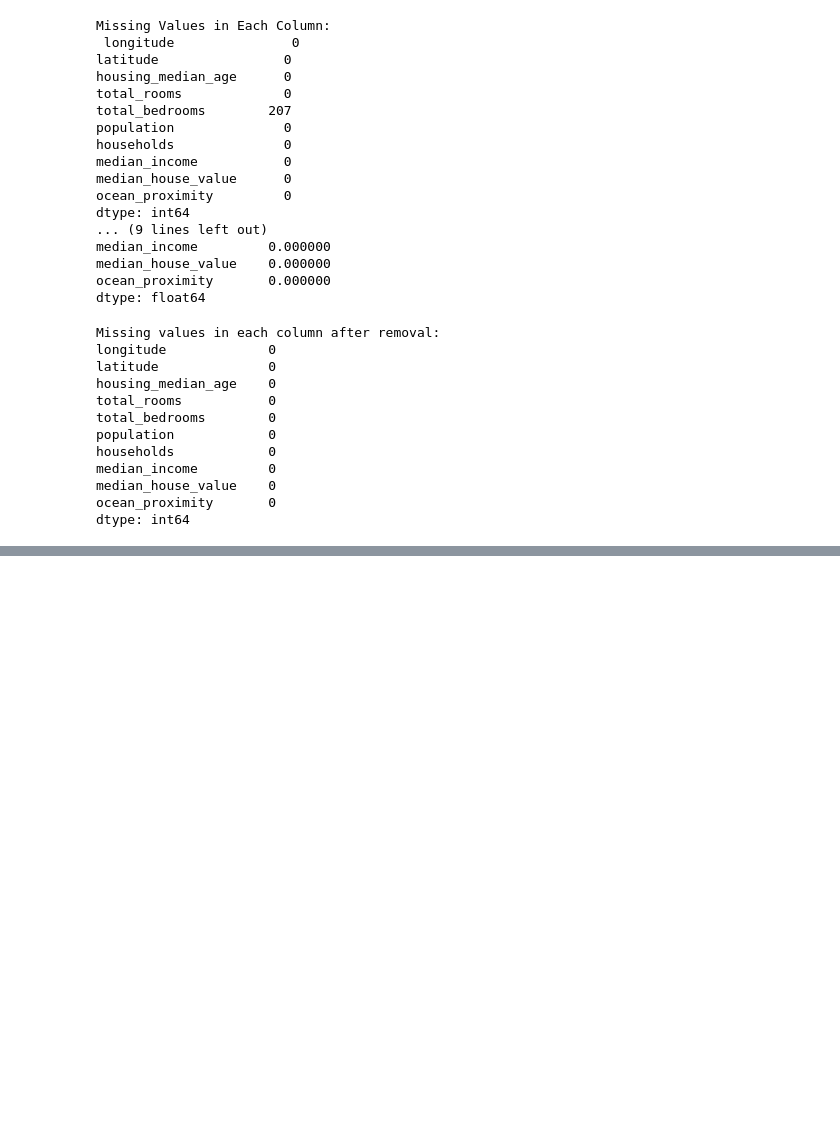
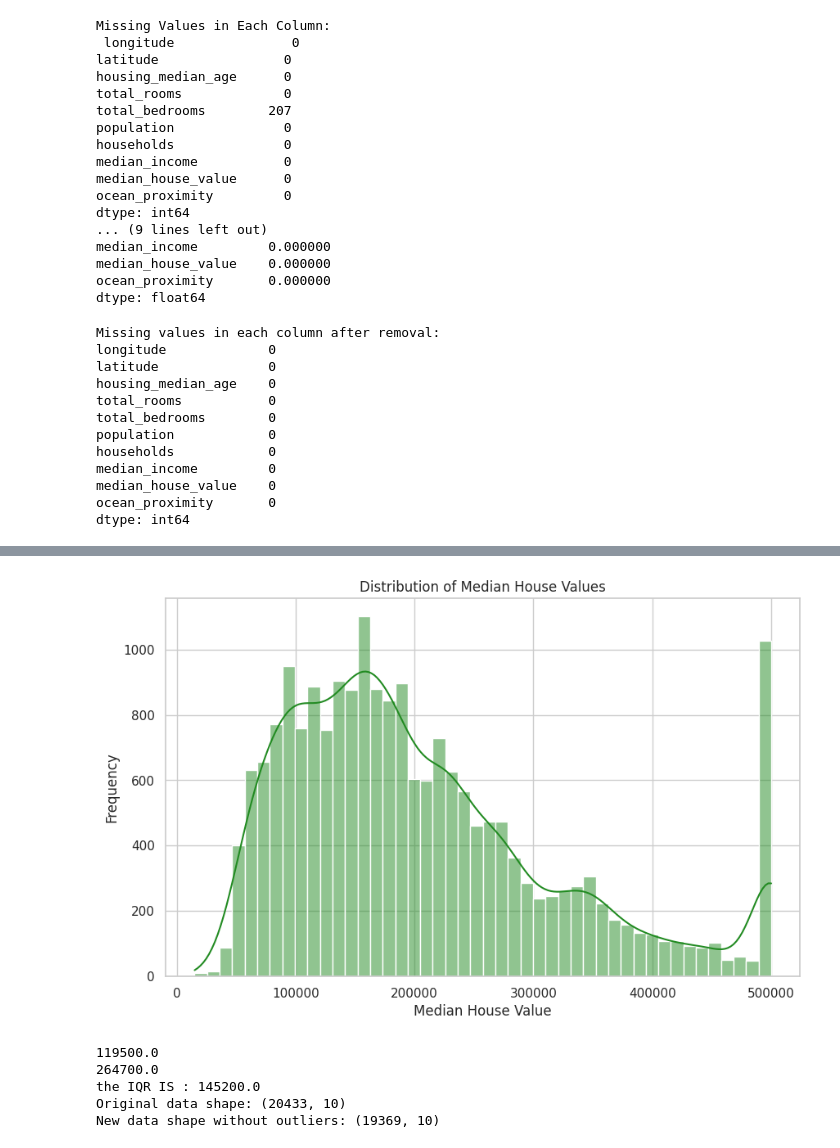
Before and after one commit to MathalinAK/machinelearning, a Jupyter notebook: mltask2.ipynb, the cells around one changed output, grey strips where cells are left out. Saved outputs shown, nothing was run; the diff lists cells and outputs as text; code cells hidden in the pictures; blank space fills up the shorter version.

```diff
--- a/mltask2.ipynb
+++ b/mltask2.ipynb
@@ -30,0 +12,2 @@ df.head(10)
+# %%
+df = pd.read_csv("housing.csv")
@@ -143,0 +122,39 @@ df.describe()
+# %%
+# import matplotlib.pyplot as plt
+# import seaborn as sns
+# Kernel Density Estimate (KDE) overlay for visualizing the distribution of the median_house_value variable from the dataset data_cleaned
+sns.set(style="whitegrid")# Sets the style of the plots to "whitegrid."
+plt.figure(figsize=(10, 6))#size of the fig
+sns.histplot(data_cleaned['median_house_value'], color='forestgreen', kde=True)#Specifies the data to visualize,Sets KDE line to a green shade,#kde=True: Adds a KDE line overlay to the histogram.
+plt.title('Distribution of Median House Values')#setting the titles
+plt.xlabel('Median House Value')
+plt.ylabel('Frequency')
+plt.show()
+# %% [output]
+[figure, added]
+# %%
+# Assuming 'data' is your DataFrame and 'median_house_value' is the column of interest
+Q1 = data_cleaned['median_house_value'].quantile(0.25)
+print(Q1)
+Q3 = data_cleaned['median_house_value'].quantile(0.75)
+print(Q3)
+IQR = Q3 - Q1
+print("the IQR IS :",IQR)
+
+
+# Define the bounds for the outliers
+lower_bound = Q1 - 1.5 * IQR
+upper_bound = Q3 + 1.5 * IQR
+
+# Remove outliers
+data_no_outliers_1 = data_cleaned[(data_cleaned['median_house_value'] >= lower_bound) & (data_cleaned['median_house_value'] <= upper_bound)]
+
+# Check the shape of the data before and after removal of outliers
+print("Original data shape:", data_cleaned.shape)
+print("New data shape without outliers:", data_no_outliers_1.shape)
+# %% [output]
+119500.0
+264700.0
+the IQR IS : 145200.0
+Original data shape: (20433, 10)
+New data shape without outliers: (19369, 10)
```
Also changed, not shown: parts of 16 cells of this notebook.
